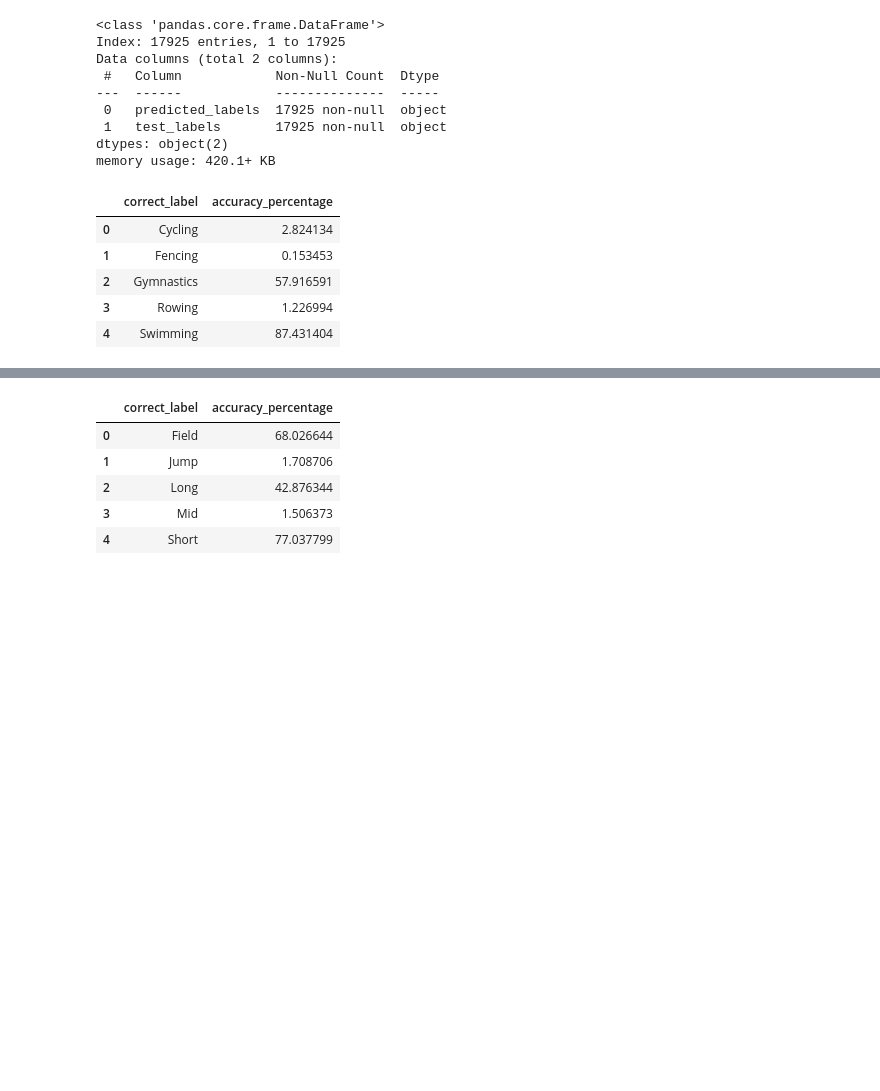
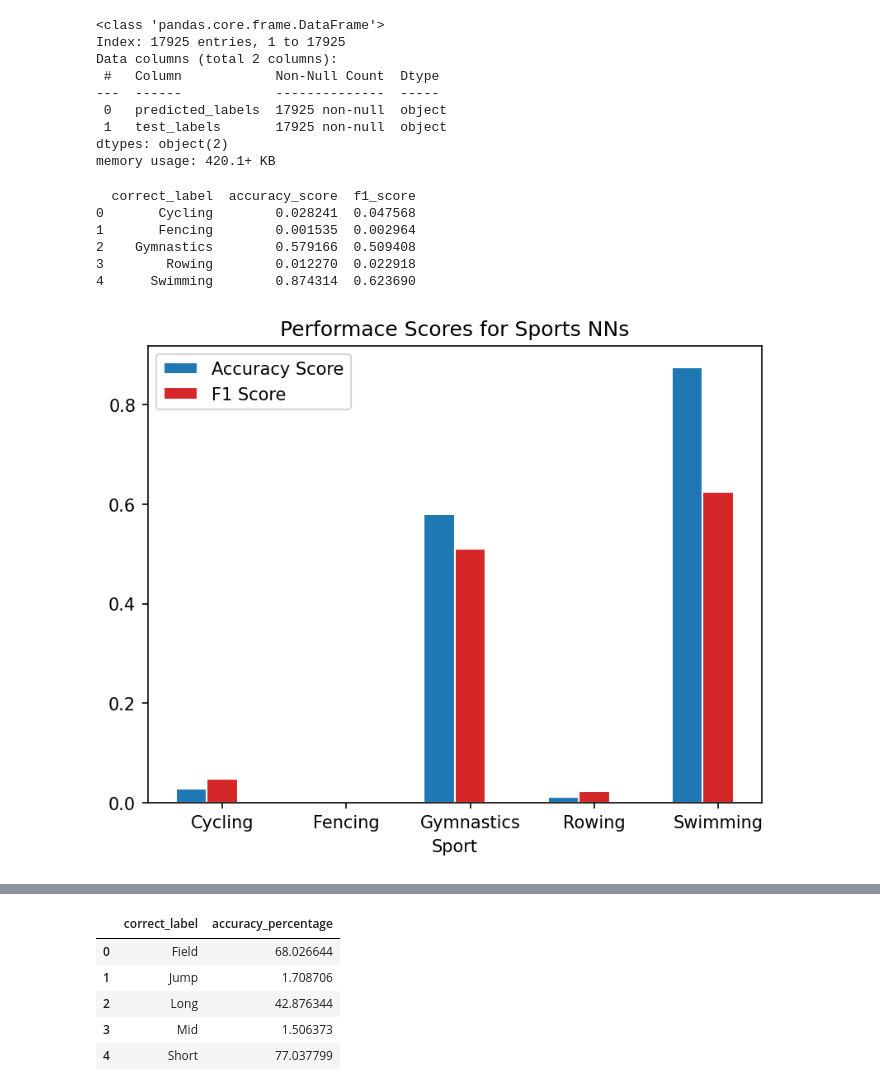
Before and after one commit to avaduggan/ML4420_project, a Jupyter notebook: R_nn_vis_results.ipynb, the cells around one changed output, grey strips where cells are left out. Cells and saved outputs as stored; diff of their text form; code cells hidden in the pictures; blank space fills up the shorter version.

```diff
--- a/R_nn_vis_results.ipynb
+++ b/R_nn_vis_results.ipynb
@@ -17,22 +87,49 @@ Data columns (total 2 columns):
  1   test_labels       17925 non-null  object
 dtypes: object(2)
 memory usage: 420.1+ KB
-# %%
-df_sports_predictions["is_correct"] = df_sports_predictions["test_labels"] == df_sports_predictions['predicted_labels']
-df_counts = df_sports_predictions.groupby(["test_labels", "is_correct"]).size().reset_index(name="count")
-
-total_counts = df_sports_predictions.groupby('test_labels').size()
-correct_counts = df_sports_predictions[df_sports_predictions['test_labels'] == df_sports_predictions['predicted_labels']].groupby("test_labels").size()
-
-# Compute the percentage of correct predictions
-accuracy = (correct_counts / total_counts * 100).fillna(0).reset_index()
-accuracy.columns = ['correct_label', 'accuracy_percentage']
-
-accuracy
-# %% [output]
-|  | correct_label | accuracy_percentage |
-| 0 | Cycling | 2.824134 |
-| 1 | Fencing | 0.153453 |
-| 2 | Gymnastics | 57.916591 |
-| 3 | Rowing | 1.226994 |
-| 4 | Swimming | 87.431404 |
+# %%
+labels_sport = np.unique(df_sports_predictions["test_labels"])
+
+f_score_sport = f1_score(df_sports_predictions["test_labels"],df_sports_predictions["predicted_labels"], average=None)
+sport_f1 = pd.DataFrame({"correct_label":labels_sport, "f1_score":f_score_sport})
+
+total_counts = df_sports_predictions.groupby('test_labels').size()
+correct_counts = df_sports_predictions[df_sports_predictions['test_labels'] == df_sports_predictions['predicted_labels']].groupby("test_labels").size()
+
+# Compute the percentage of correct predictions
+accuracy = (correct_counts / total_counts).fillna(0).reset_index()
+accuracy.columns = ['correct_label', 'accuracy_score']
+
+df_scores =  pd.merge(accuracy, sport_f1, on='correct_label', how='inner')
+
+print(df_scores)
+
+barWidth = 0.25
+bar_accuray = df_scores["accuracy_score"]
+bar_f1 = df_scores["f1_score"]
+
+r1 = np.arange(len(bar_accuray))
+r2 = r1 + barWidth
+
+fig, ax = plt.subplots(dpi=150)
+ax.bar(r1, bar_accuray, color='tab:blue', width=barWidth, edgecolor='white', label='Accuracy Score')
+ax.bar(r2, bar_f1, color='tab:red', width=barWidth, edgecolor='white', label='F1 Score')
+
+
+ax.set_title("Performace Scores for Sports NNs")
+
+ax.set_xlabel('Sport')
+ax.set_xticks(r1 + barWidth)
+ax.set_xticklabels(df_scores["correct_label"])
+
+# Legend and show
+ax.legend()
+plt.show()
+# %% [output]
+  correct_label  accuracy_score  f1_score
+0       Cycling        0.028241  0.047568
+1       Fencing        0.001535  0.002964
+2    Gymnastics        0.579166  0.509408
+3        Rowing        0.012270  0.022918
+4      Swimming        0.874314  0.623690
+[figure, added]
```
Also changed, not shown: parts of 17 cells of this notebook.
